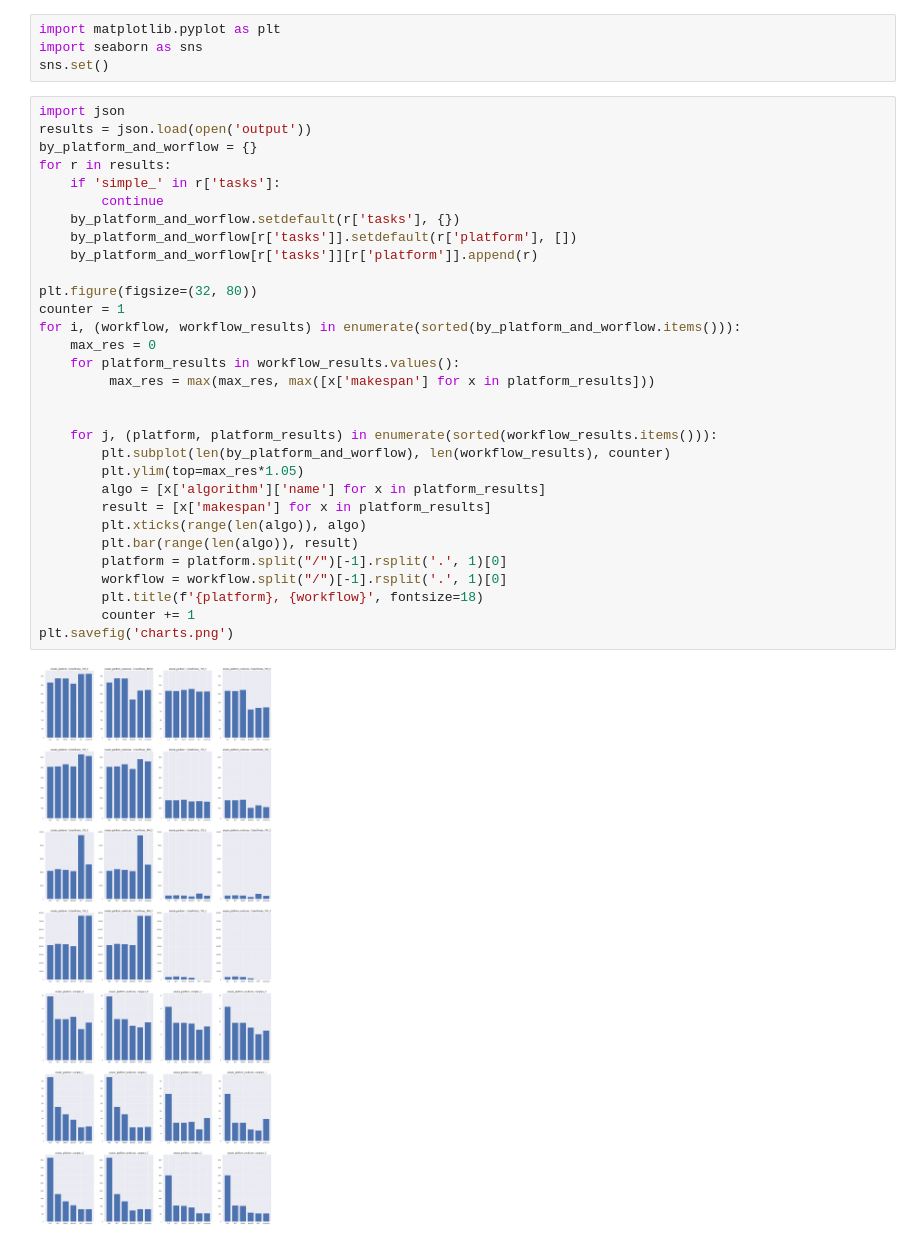
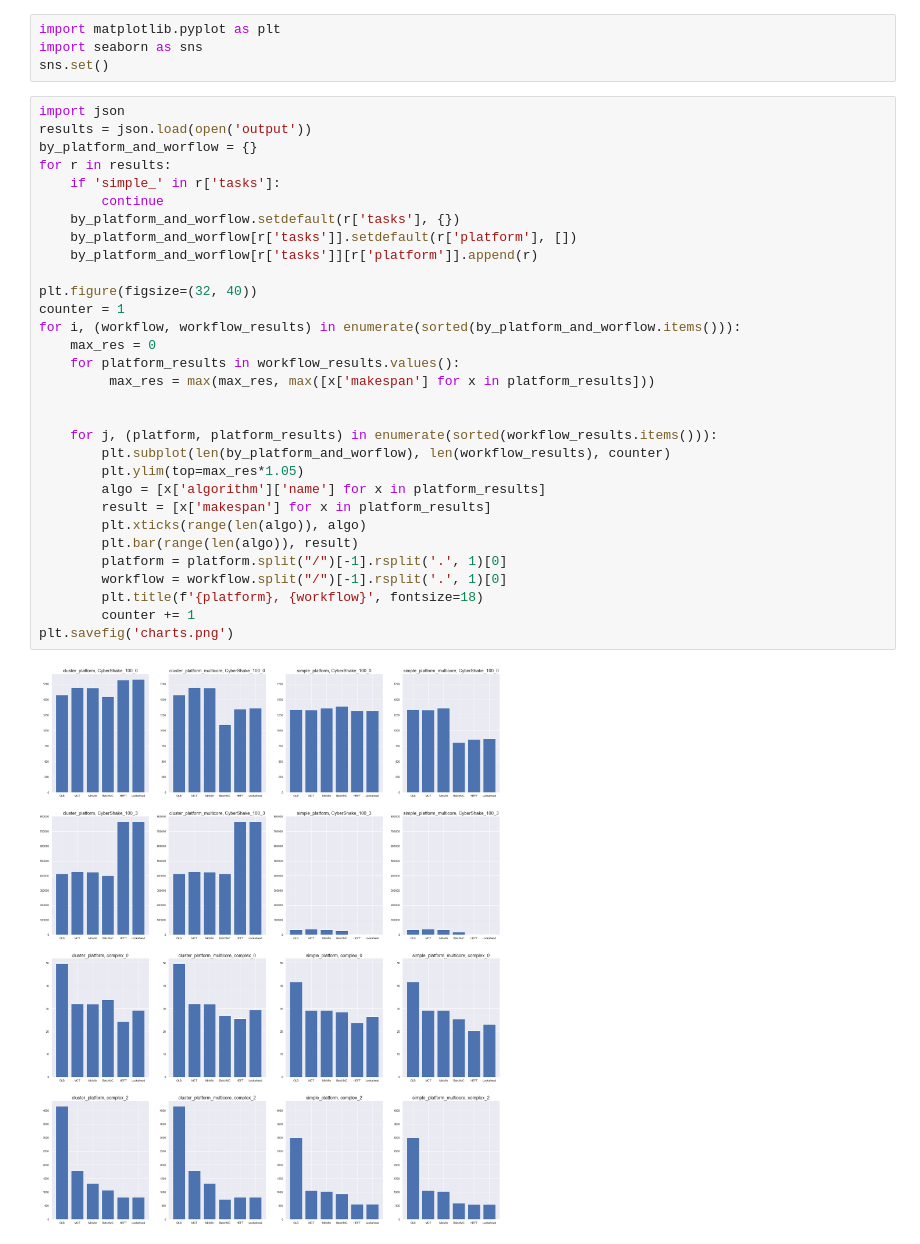
Before and after one commit to PreFX48/thesis, a Jupyter notebook: experiment-1/results/results.ipynb, the cells around one changed output. Cells and saved outputs as stored; diff of their text form.

```diff
--- a/experiment-1/results/results.ipynb
+++ b/experiment-1/results/results.ipynb
@@ -6,32 +6,32 @@ sns.set()
 import json
 results = json.load(open('output'))
 by_platform_and_worflow = {}
 for r in results:
     if 'simple_' in r['tasks']:
         continue
     by_platform_and_worflow.setdefault(r['tasks'], {})
     by_platform_and_worflow[r['tasks']].setdefault(r['platform'], [])
     by_platform_and_worflow[r['tasks']][r['platform']].append(r)
 
-plt.figure(figsize=(32, 80))
+plt.figure(figsize=(32, 40))
 counter = 1
 for i, (workflow, workflow_results) in enumerate(sorted(by_platform_and_worflow.items())):
     max_res = 0
     for platform_results in workflow_results.values():
          max_res = max(max_res, max([x['makespan'] for x in platform_results]))
 
 
     for j, (platform, platform_results) in enumerate(sorted(workflow_results.items())):
         plt.subplot(len(by_platform_and_worflow), len(workflow_results), counter)
         plt.ylim(top=max_res*1.05)
         algo = [x['algorithm']['name'] for x in platform_results]
         result = [x['makespan'] for x in platform_results]
         plt.xticks(range(len(algo)), algo)
         plt.bar(range(len(algo)), result)
         platform = platform.split("/")[-1].rsplit('.', 1)[0]
         workflow = workflow.split("/")[-1].rsplit('.', 1)[0]
         plt.title(f'{platform}, {workflow}', fontsize=18)
         counter += 1
 plt.savefig('charts.png')
 # %% [output]
-[figure, old version]
+[figure, new version]
```
Also changed, not shown: parts of 1 cell of this notebook, 6 other files.
